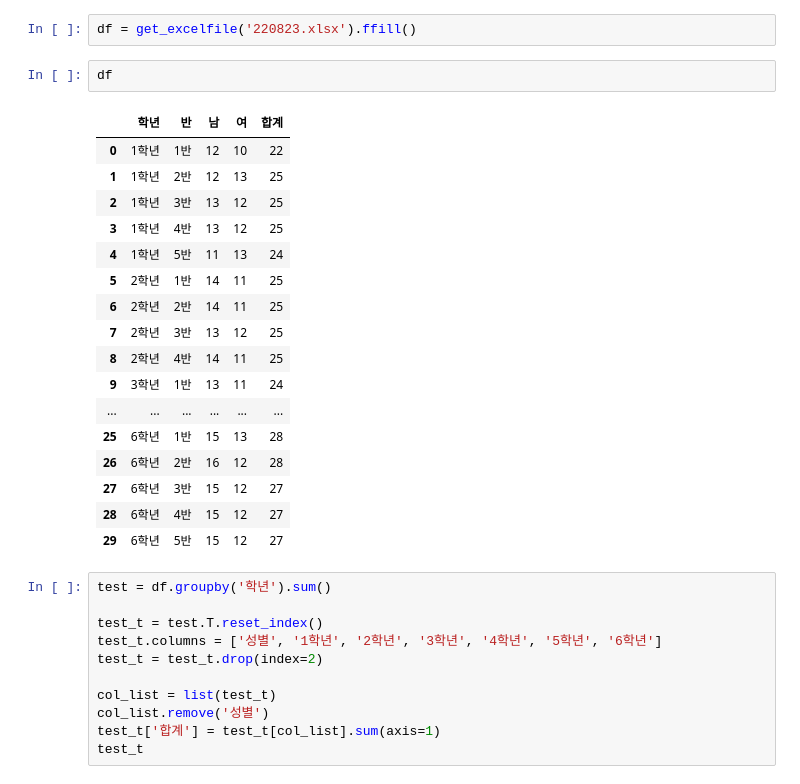
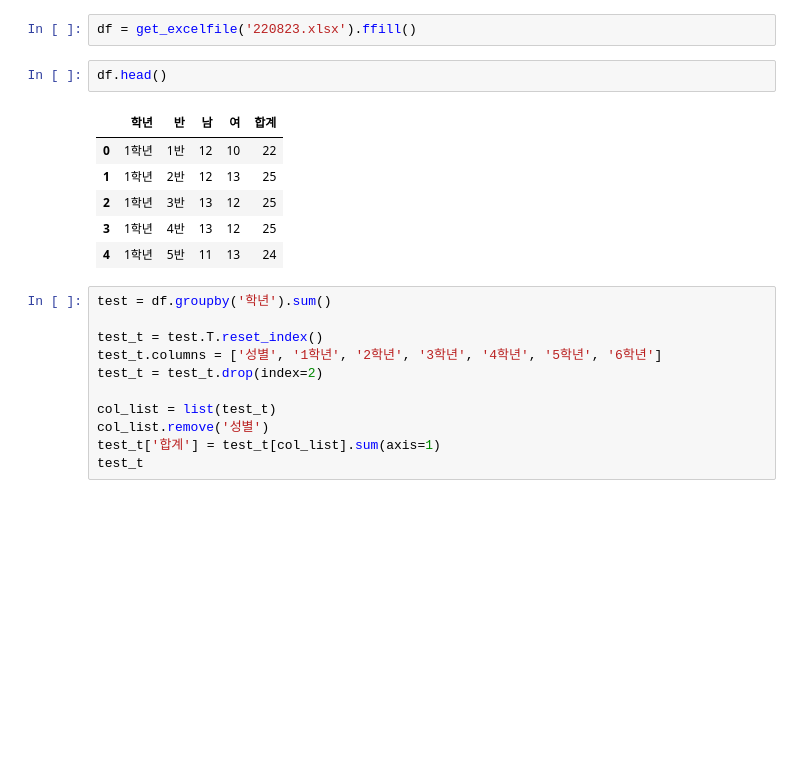
Before and after one commit to 951237/streamlit_asbugok_student_status, a Jupyter notebook: codingNote_streamlit_bugok_studentStatus.ipynb, the cells around one changed output. Cells and saved outputs as stored; diff of their text form; blank space fills up the shorter version.

```diff
--- a/codingNote_streamlit_bugok_studentStatus.ipynb
+++ b/codingNote_streamlit_bugok_studentStatus.ipynb
@@ -43,25 +43,14 @@ lst_xlsx
 # %%
 df = get_excelfile('220823.xlsx').ffill()
 # %%
-df
+df.head()
 # %% [output]
 |  | 학년 | 반 | 남 | 여 | 합계 |
 | 0 | 1학년 | 1반 | 12 | 10 | 22 |
 | 1 | 1학년 | 2반 | 12 | 13 | 25 |
 | 2 | 1학년 | 3반 | 13 | 12 | 25 |
 | 3 | 1학년 | 4반 | 13 | 12 | 25 |
 | 4 | 1학년 | 5반 | 11 | 13 | 24 |
-| 5 | 2학년 | 1반 | 14 | 11 | 25 |
-| 6 | 2학년 | 2반 | 14 | 11 | 25 |
-| 7 | 2학년 | 3반 | 13 | 12 | 25 |
-| 8 | 2학년 | 4반 | 14 | 11 | 25 |
-| 9 | 3학년 | 1반 | 13 | 11 | 24 |
-| ... | ... | ... | ... | ... | ... |
-| 25 | 6학년 | 1반 | 15 | 13 | 28 |
-| 26 | 6학년 | 2반 | 16 | 12 | 28 |
-| 27 | 6학년 | 3반 | 15 | 12 | 27 |
-| 28 | 6학년 | 4반 | 15 | 12 | 27 |
-| 29 | 6학년 | 5반 | 15 | 12 | 27 |
 # %%
 test = df.groupby('학년').sum()
 
```
Also changed, not shown: parts of 5 cells of this notebook, 1 other file.
